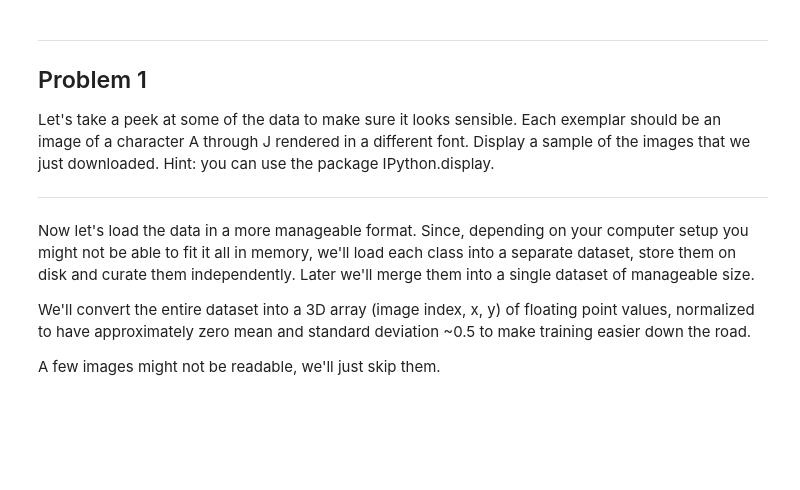
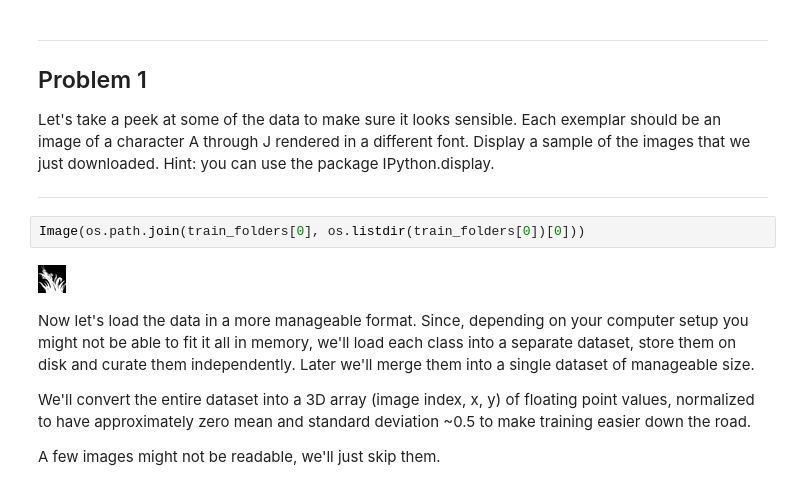
Before and after one commit to slipnitskaya/deep-learning-tensorflow-ud730, a Jupyter notebook: 1_notmnist.ipynb, the cells around one changed output. Drawn from its saved outputs; the diff is of its cells as text; blank space fills up the shorter version.

```diff
--- a/1_notmnist.ipynb
+++ b/1_notmnist.ipynb
@@ -218,6 +217,10 @@ Problem 1
 Let's take a peek at some of the data to make sure it looks sensible. Each exemplar should be an image of a character A through J rendered in a different font. Display a sample of the images that we just downloaded. Hint: you can use the package IPython.display.
 
 ---
+# %%
+Image(os.path.join(train_folders[0], os.listdir(train_folders[0])[0]))
+# %% [output]
+[figure, added]
 # %% [markdown]
 Now let's load the data in a more manageable format. Since, depending on your computer setup you might not be able to fit it all in memory, we'll load each class into a separate dataset, store them on disk and curate them independently. Later we'll merge them into a single dataset of manageable size.
 
```
Also changed, not shown: parts of 10 cells of this notebook.
